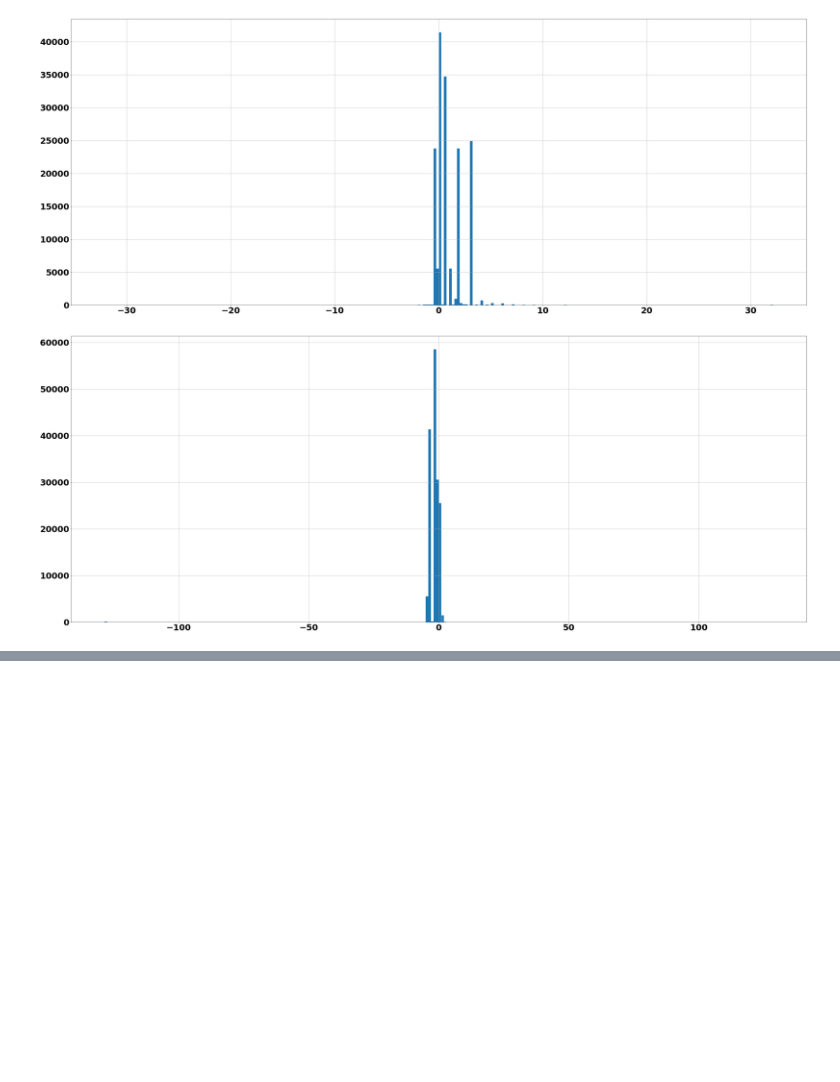
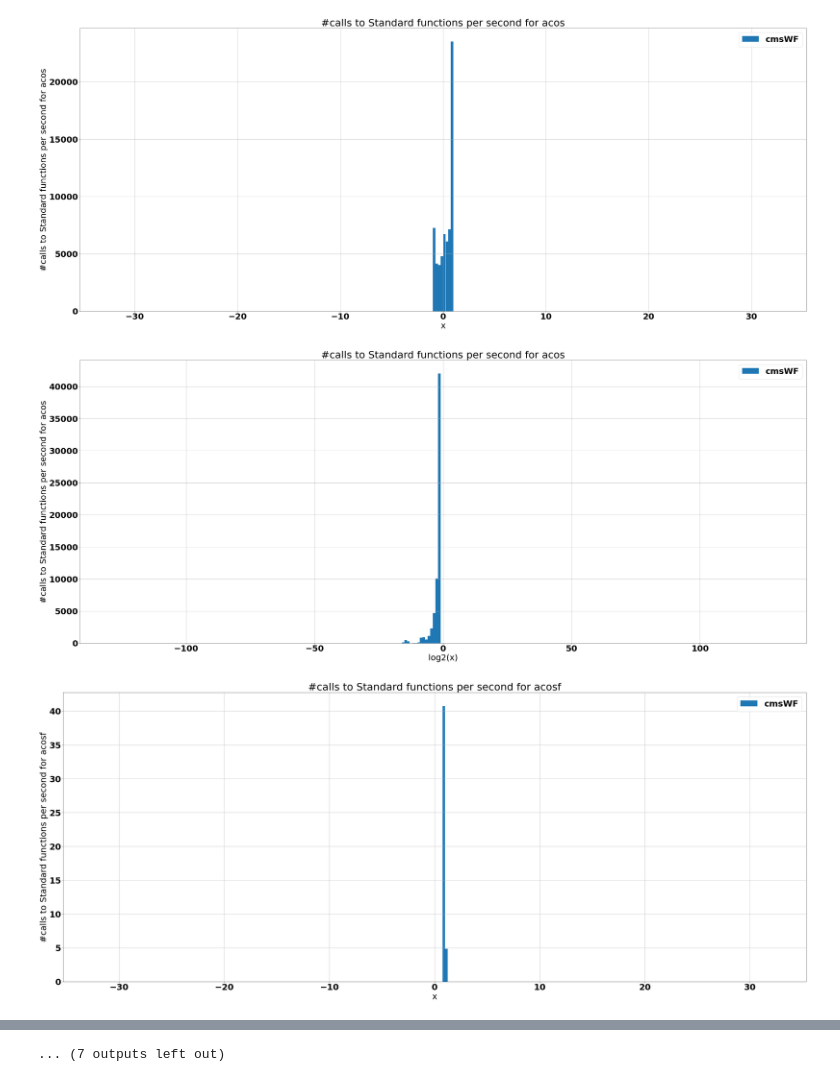
Before and after one commit to VinInn/pyTools, a Jupyter notebook: MathProfile.ipynb, the cells around one changed output, grey strips where cells are left out. Cells and saved outputs as stored; diff of their text form; code cells hidden in the pictures; blank space fills up the shorter version.

```diff
--- a/MathProfile.ipynb
+++ b/MathProfile.ipynb
@@ -100,14 +103,27 @@ def plotOne(fun,wf) :
     e = np.linspace(-128,128,256)
     fig, ax = plt.subplots()
     rects2 = ax.bar(x, score[fun+"_lin"]["hist"], 64/256., label=wf)
+    label = "#calls to Standard functions per second for "+fun
+    ax.set_xlabel("x")
+    ax.set_ylabel(label)
+    ax.set_title(label)
+    ax.legend()
     plt.grid()
     plt.show()
     fig, ax = plt.subplots()
     rects1 = ax.bar(e, score[fun+"_log"]["hist"], 1.0, label=wf)
+    ax.set_xlabel("log2(x)")
+    ax.set_ylabel(label)
+    ax.set_title(label)
+    ax.legend()
     plt.grid()
     plt.show()
-# %%
-plotOne("powy","igwn")
-# %% [output]
-[figure, removed]
-[figure, removed]
+# %%
+for fun in labels :
+    (l,d) = fun.split("_")
+    if (score[fun]['tot']==0) : continue
+    plotOne(l,name)
+# %% [output]
+[figure, added]
+[figure, added]
+[figure, added]
@@ -113,0 +139 @@ plotOne("powy","igwn")
+... (7 outputs left out)
```
Also changed, not shown: parts of 4 cells of this notebook.
